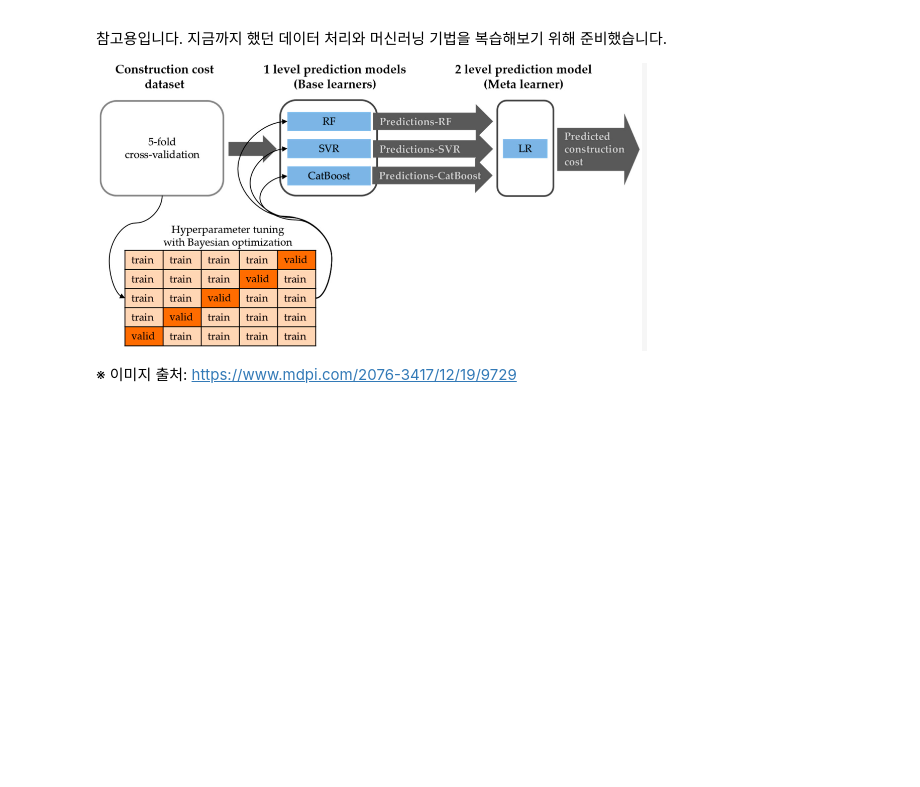
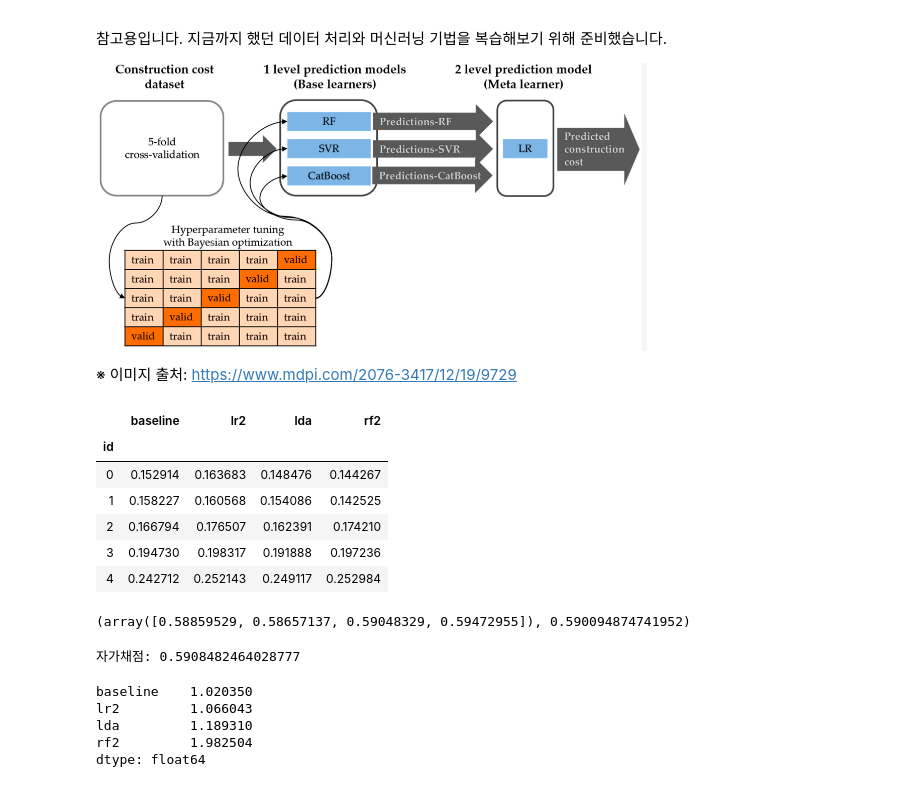
Before and after one commit to sunkusun9/DS_lv3_2603_2, a Jupyter notebook: sec_ds_lv3_prob1_kaggle.ipynb, the cells around one changed output. Saved outputs shown, nothing was run; the diff lists cells and outputs as text; code cells hidden in the pictures; blank space fills up the shorter version.

```diff
--- a/sec_ds_lv3_prob1_kaggle.ipynb
+++ b/sec_ds_lv3_prob1_kaggle.ipynb
@@ -385,3 +593,53 @@ models = [
 ![image.png](embedded-picture-1)
 
 ※ 이미지 출처: https://www.mdpi.com/2076-3417/12/19/9729
+# %%
+from sklearn.model_selection import cross_val_predict
+models = [
+    ('baseline', clf_lr),
+    ('lr2', clf_lr2),
+    ('lda', clf_lda),
+    ('rf2', clf_rf2)
+]
+df_cv = pd.concat([
+    pd.Series(
+        cross_val_predict(
+            clf, df_train[X_all], df_train['failure'], groups = df_train['product_code'], cv = gkf, method = 'predict_proba'
+        )[:, 1], index = df_train.index, name = name
+    ) for name, clf in models
+], axis=1)
+df_cv.head()
+# %% [output]
+|  | baseline | lr2 | lda | rf2 |
+| id |  |  |  |  |
+| 0 | 0.152914 | 0.163683 | 0.148476 | 0.144267 |
+| 1 | 0.158227 | 0.160568 | 0.154086 | 0.142525 |
+| 2 | 0.166794 | 0.176507 | 0.162391 | 0.174210 |
+| 3 | 0.194730 | 0.198317 | 0.191888 | 0.197236 |
+| 4 | 0.242712 | 0.252143 | 0.249117 | 0.252984 |
+# %%
+from sklearn.model_selection import cross_val_score
+from sklearn.linear_model import LogisticRegression
+clf_meta = LogisticRegression(solver = 'lbfgs')
+scores = cross_val_score(
+    clf_meta, df_cv, df_train['failure'], groups = df_train['product_code'], cv = gkf, scoring = 'roc_auc'
+)
+scores, scores.mean()
+# %% [output]
+(array([0.58859529, 0.58657137, 0.59048329, 0.59472955]), 0.590094874741952)
+# %%
+clf_meta.fit(df_cv, df_train['failure'])
+prd = clf_meta.predict_proba(df_vt)[:, 1]
+print('자가채점: {}'.format(roc_auc_score(s_kaggle_ans, prd)))
+# %% [output]
+자가채점: 0.5908482464028777
+# %%
+pd.Series(
+    clf_meta.coef_[0], index = df_cv.columns
+).sort_values()
+# %% [output]
+baseline    1.020350
+lr2         1.066043
+lda         1.189310
+rf2         1.982504
+dtype: float64
```
Also changed, not shown: parts of 15 cells of this notebook.
